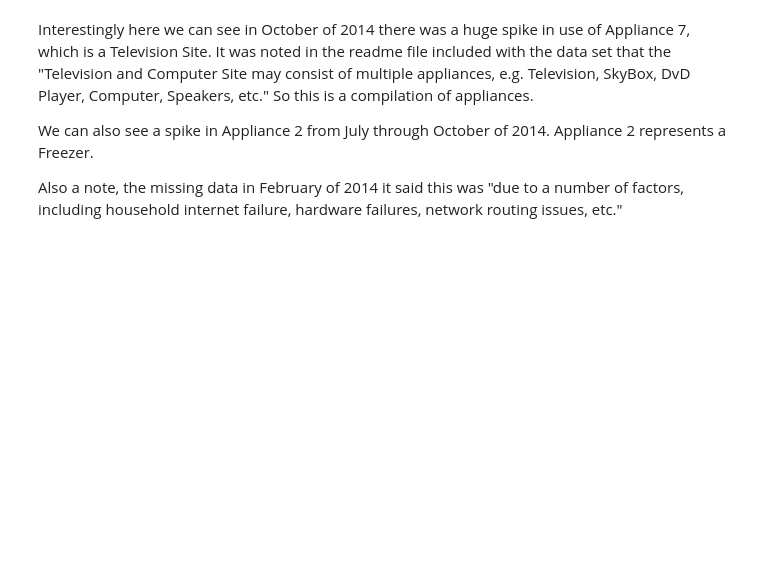
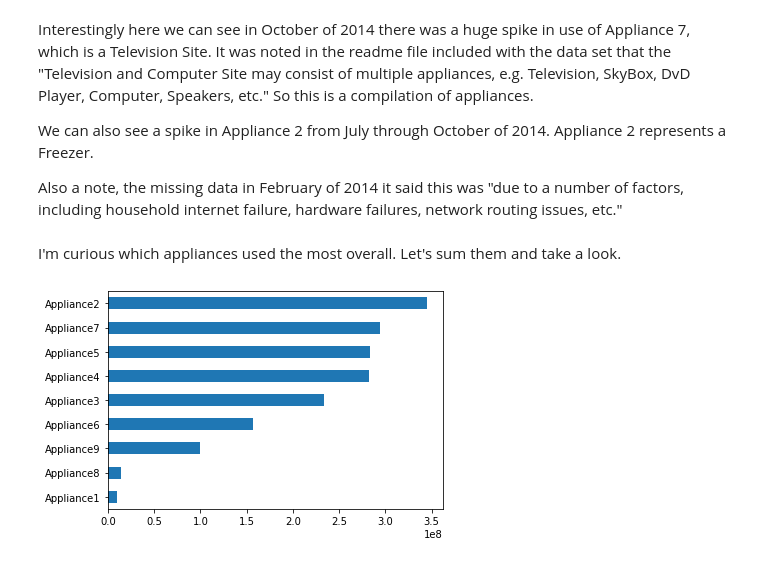
Before and after one commit to JessicaFB/SmartHouse_HackfromHome2021, a Jupyter notebook: SmartHouse_EDA.ipynb, the cells around one changed output. Saved outputs shown, nothing was run; the diff lists cells and outputs as text; code cells hidden in the pictures; blank space fills up the shorter version.

```diff
--- a/SmartHouse_EDA.ipynb
+++ b/SmartHouse_EDA.ipynb
@@ -237,3 +259,10 @@ Interestingly here we can see in October of 2014 there was a huge spike in use o
 We can also see a spike in Appliance 2 from July through October of 2014. Appliance 2 represents a Freezer.
 
 Also a note, the missing data in February of 2014 it said this was "due to a number of factors, including household internet failure, hardware failures, network routing issues, etc."
+# %% [markdown]
+I'm curious which appliances used the most overall. Let's sum them and take a look.
+# %%
+ts_appliances.sum().sort_values(ascending=True).plot.barh()
+plt.show()
+# %% [output]
+[figure, added]
```
Also changed, not shown: parts of 4 cells of this notebook.
